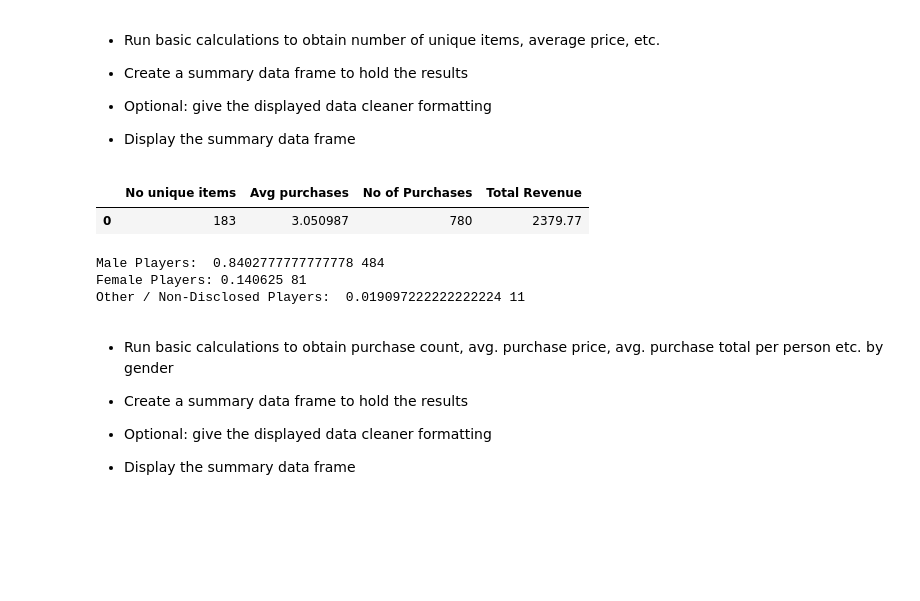
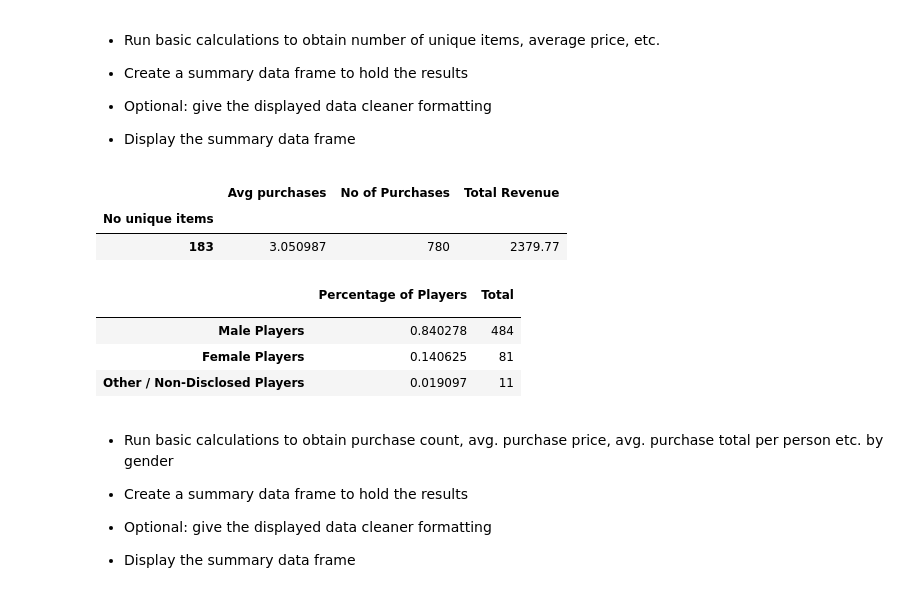
Before and after one commit to Vangroovy/Pandas_Homework, a Jupyter notebook: HeroesOfPymoli.ipynb, the cells around one changed output. Drawn from its saved outputs; the diff is of its cells as text; code cells hidden in the pictures; blank space fills up the shorter version.

```diff
--- a/HeroesOfPymoli.ipynb
+++ b/HeroesOfPymoli.ipynb
@@ -44,18 +39,19 @@ total_players_table
 # %%
 #Purchasing Analysis (Total)
 unique_items= len(purchase_data_df["Item ID"].unique().tolist())
 avg_price = purchase_data_df["Price"].mean()
 purchases = len(purchase_data_df["Purchase ID"])
 total_revenue = purchase_data_df["Price"].sum()
 summary_table_df = pd.DataFrame({'No unique items': [unique_items],
                                   'Avg purchases': [avg_price],
                                 'No of Purchases': [purchases],
                                 'Total Revenue' : [total_revenue]})
-
+summary_table_df = summary_table_df.set_index('No unique items')
 summary_table_df
 # %% [output]
-|  | No unique items | Avg purchases | No of Purchases | Total Revenue |
-| 0 | 183 | 3.050987 | 780 | 2379.77 |
+|  | Avg purchases | No of Purchases | Total Revenue |
+| No unique items |  |  |  |
+| 183 | 3.050987 | 780 | 2379.77 |
 # %%
 #Gender Demographics
 male_df = purchase_data_df.loc[purchase_data_df["Gender"] == "Male"]
@@ -66,13 +62,18 @@ count_male = len(male_df["SN"].unique().tolist())
 count_female = len(female_df["SN"].unique().tolist())
 count_other = len(other_df["SN"].unique().tolist())
 
-print("Male Players: ", (count_male/total_players), count_male )
-print("Female Players:", (count_female/total_players), count_female)
-print("Other / Non-Disclosed Players: ", count_other/total_players, count_other)
+gender_summary_df = pd.DataFrame({'': ['Male Players', 'Female Players','Other / Non-Disclosed Players'],
+                                  'Percentage of Players':[count_male/total_players, count_female/total_players, count_other/total_players],
+                                       'Total': [count_male, count_female, count_other]
+                                })
+gender_summary_df = gender_summary_df.set_index('')
+gender_summary_df
 # %% [output]
-Male Players:  0.8402777777777778 484
-Female Players: 0.140625 81
-Other / Non-Disclosed Players:  0.019097222222222224 11
+|  | Percentage of Players | Total |
+|  |  |  |
+| Male Players | 0.840278 | 484 |
+| Female Players | 0.140625 | 81 |
+| Other / Non-Disclosed Players | 0.019097 | 11 |
 # %% [markdown]
 * Run basic calculations to obtain purchase count, avg. purchase price, avg. purchase total per person etc. by gender
 
```
Also changed, not shown: parts of 6 cells of this notebook.
